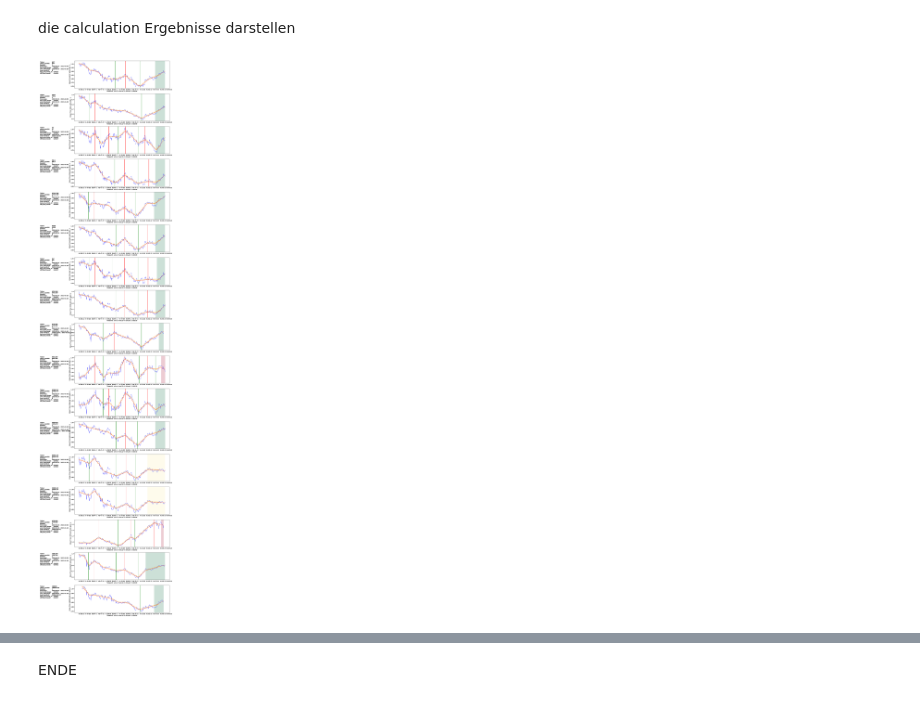
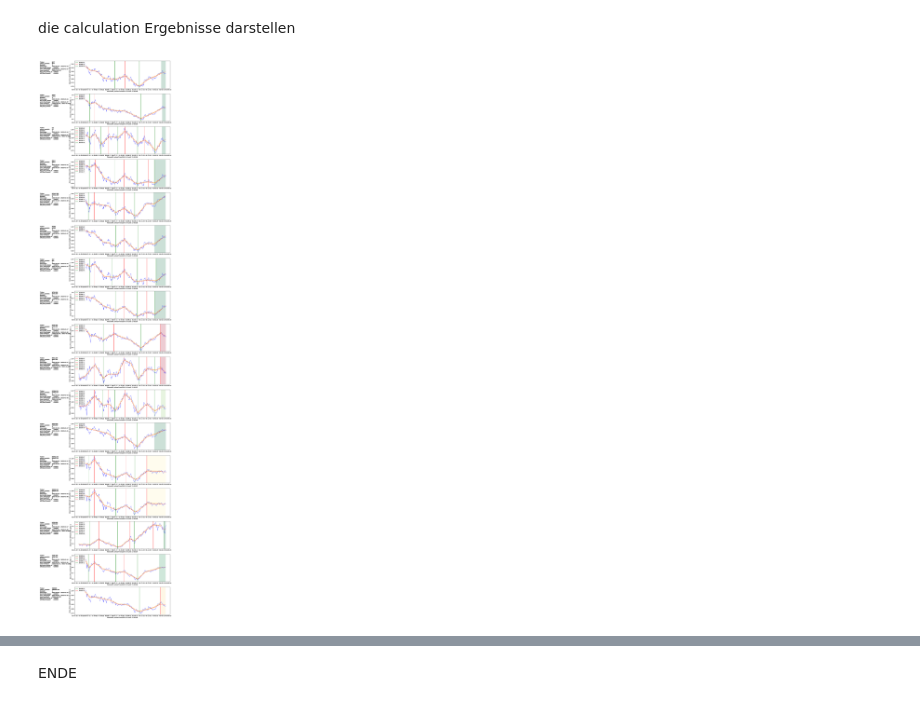
Before and after one commit to baerwind/L1trendchanges, a Jupyter notebook: L1trendchanges.ipynb, the cells around one changed output, grey strips where cells are left out. Saved outputs shown, nothing was run; the diff lists cells and outputs as text; code cells hidden in the pictures.

```diff
--- a/L1trendchanges.ipynb
+++ b/L1trendchanges.ipynb
@@ -321,8 +341,12 @@ def calc_bs_signals(trendchangesd, trendlined):
     aggtchanges.columns = ['date','orig_index','trendlinevalue', 'diffdate']
     #trendlined.columns = ['trendlinevalue']
     #aggtchanges = pd.merge(aggtchanges, trendlined[trendlined.index == trendlined.index.max()], on='date', how='outer')
-    aggtchanges = pd.concat([aggtchanges, trendlined[trendlined.index == trendlined.index.max()]])
-    aggtchanges = pd.concat([aggtchanges, trendlined[trendlined.index == trendlined.index.min()]])
+    trd = trendlined[trendlined.index == trendlined.index.max()]
+    trd.columns = ['trendlinevalue']
+    aggtchanges = pd.concat([aggtchanges,trd])
+    trd = trendlined[trendlined.index == trendlined.index.min()]
+    trd.columns = ['trendlinevalue']
+    aggtchanges = pd.concat([aggtchanges,trd])
     aggtchanges = aggtchanges.sort_index()
     aggtchanges['slope_until'] = aggtchanges['trendlinevalue'].diff()#/aggtchanges['date'].diff(periods=1).dt.days
     aggtchanges['slopechange'] = aggtchanges['slope_until'].shift(-1) - aggtchanges['slope_until']
@@ -410,7 +416,7 @@ for j, (close_pricesd, trendlinedl, trendchangesdl, prev_close_pricesd, prev_tre
         #ax[row,1].set_title(controllist['yahoo_symbol'][j] + ' with lambda=' + str(lambda_list[i]), loc='left')
 
         # The trend changes are then plotted using axvline and their positions are stored in the trendchangeslabel list. The legend is set to display the dates of the trend changes. The x-axis is also formatted to display the major and minor tick marks as months and days, respectively.
-        # trendchangeslabel = []
+        trendchangeslabel = []
         # for xv in prev_trendchangesd:
         #     ax[row,1].axvline(x=xv, c='orange', path_effects=[patheffects.withTickedStroke(spacing=7, angle=135)])
         # for id, xv in enumerate(trendchangesd):
@@ -424,15 +430,16 @@ for j, (close_pricesd, trendlinedl, trendchangesdl, prev_close_pricesd, prev_tre
         for index, s in aggtchanges.iterrows():
             #print(type(s['buy']) + type(index))
             if s['buy']==True:
-                ax[row,1].axvline(x=s['date'] , c='green')
+                trendchangeslabel.append(ax[row,1].axvline(x=s['date'] , c='green'))
             if s['sell']==True:
-                ax[row,1].axvline(x=s['date'] , c='red')
+                trendchangeslabel.append(ax[row,1].axvline(x=s['date'] , c='red'))
 
         #ax[row,1].set_title('Lambda: {}\nSolver: {}\nObjective Value: {}'.format(lambda_value, problem.status, round(objective.value, 3)))
         ax[row,1].xaxis.set_major_locator(mdates.MonthLocator())
         ax[row,1].xaxis.set_minor_locator(mdates.DayLocator(bymonthday=(1,5,10,15,20,25,30)))
         ax[row,1].xaxis.set_major_formatter(mdates.DateFormatter('%d-%m-%y'))#('%b %d'))
-        ax[row,1].legend(trendchangeslabel, trendchangesd.dt.strftime('%y-%m-%d'), loc ="upper left", )
+        #ax[row,1].legend(trendchangeslabel, trendchangesd.dt.strftime('%y-%m-%d'), loc ="upper left", )
+        ax[row,1].legend(trendchangeslabel, aggtchanges[(aggtchanges.buy == True)| (aggtchanges.sell == True)].index.strftime('%y-%m-%d'), loc ="upper left", )
 
         new_trendchnga, diff_st_trend, st_trend, st_prev_trend = calc_slope_diff(trendchangesd, prev_trendchangesd, trendlined, prev_trendlined)
 
@@ -442,31 +449,31 @@ for j, (close_pricesd, trendlinedl, trendchangesdl, prev_close_pricesd, prev_tre
         new_trendchngs = [pd.to_datetime(str(x)).strftime('%Y-%m-%d') for x in new_trendchnga]
         # ax[row,0].text(0,0.8, 'new event(s):' + str(new_trendchngs), ha='left', size='x-large', wrap=True, transform=ax[row,0].transAxes)
         # ax[row,0].text(0,0.6, 'diff_st_trend:' + '{:10.4f}'.format(diff_st_trend) , ha='left', size='large', wrap=True, transform=ax[row,0].transAxes)
         # ax[row,0].text(0,0.4, 'st_trend:' + '{:10.4f}'.format(st_trend), ha='left', size='large', wrap=True, transform=ax[row,0].transAxes)
         # ax[row,0].text(0,0.2, 'st_prev_trend:' + '{:10.4f}'.format(st_prev_trend), ha='left', size='large', wrap=True, transform=ax[row,0].transAxes)
 
         cell_text = []
         cell_text.append(['Ticker:' , controllist['tradv_ticker'][j]])
         cell_text.append(['yahoo_symbol:' , controllist['yahoo_symbol'][j]])
         cell_text.append(['lambda:' , str(lambda_list[i])])
         cell_text.append(['timerange', close_pricesd.index.min().strftime('%Y-%m-%d')+ ' - ' + close_pricesd.index.max().strftime('%Y-%m-%d')])
         cell_text.append(['last_trend_slope:' , '{:10.4f}'.format(st_trend)])
         cell_text.append(['prev_timerange', prev_close_pricesd.index.min().strftime('%Y-%m-%d')+ ' - ' + prev_close_pricesd.index.max().strftime('%Y-%m-%d')])
         cell_text.append(['new event(s):', str(new_trendchngs)])
         cell_text.append(['last_prev_trend_sl:' , '{:10.4f}'.format(st_prev_trend)])
 
         cell_text.append(['diff_last_trends:', '{:10.4f}'.format(diff_st_trend)])
 
 
         #ax[row,0].table(cellText=cell_text, loc='left')
 
         the_table = ax[row,0].table(cellText=cell_text, loc='upper center', edges='open', cellLoc='left')
         the_table.auto_set_font_size(False)
         the_table.set_fontsize(10)
         #the_table.set_text_props(set_fontweight('light'))
 
         #the_table.scale(2,2)
         #the_table.visible_edges = 'B'
         ax[row,0].add_table(the_table)
 # %% [output]
-[figure, old version]
+[figure, new version]
```
Also changed, not shown: parts of 4 cells of this notebook.
